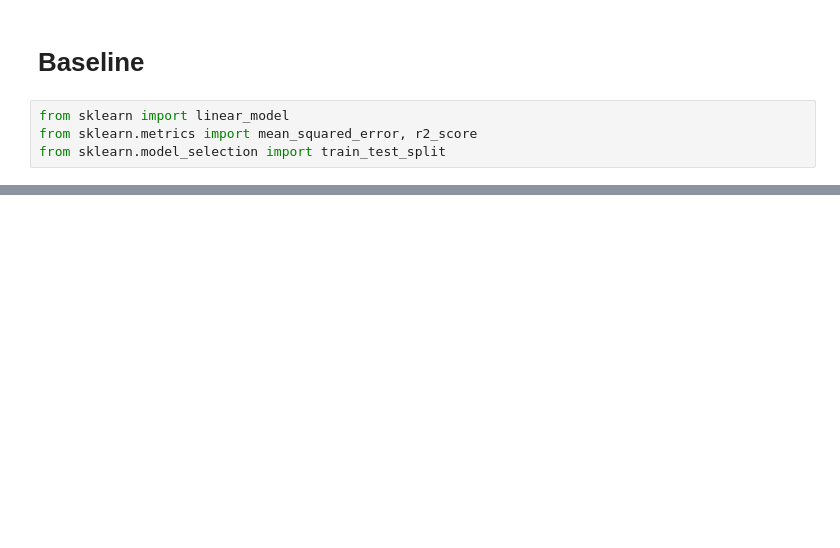
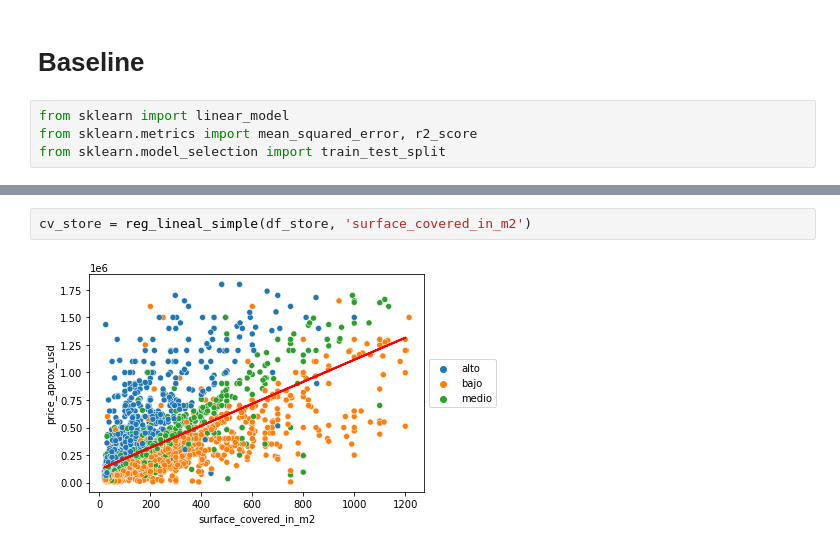
Before and after one commit to soledadh/limpieza_dataset_inmobiliario, a Jupyter notebook: regression.ipynb, the cells around one changed output, grey strips where cells are left out. Cells and saved outputs as stored; diff of their text form; blank space fills up the shorter version.

```diff
--- a/regression.ipynb
+++ b/regression.ipynb
@@ -565,0 +128,4 @@ df_depto.to_csv('df_depto.csv')
+# %%
+cv_store = reg_lineal_simple(df_store, 'surface_covered_in_m2')
+# %% [output]
+[figure, added]
```
Also changed, not shown: parts of 91 cells of this notebook.
